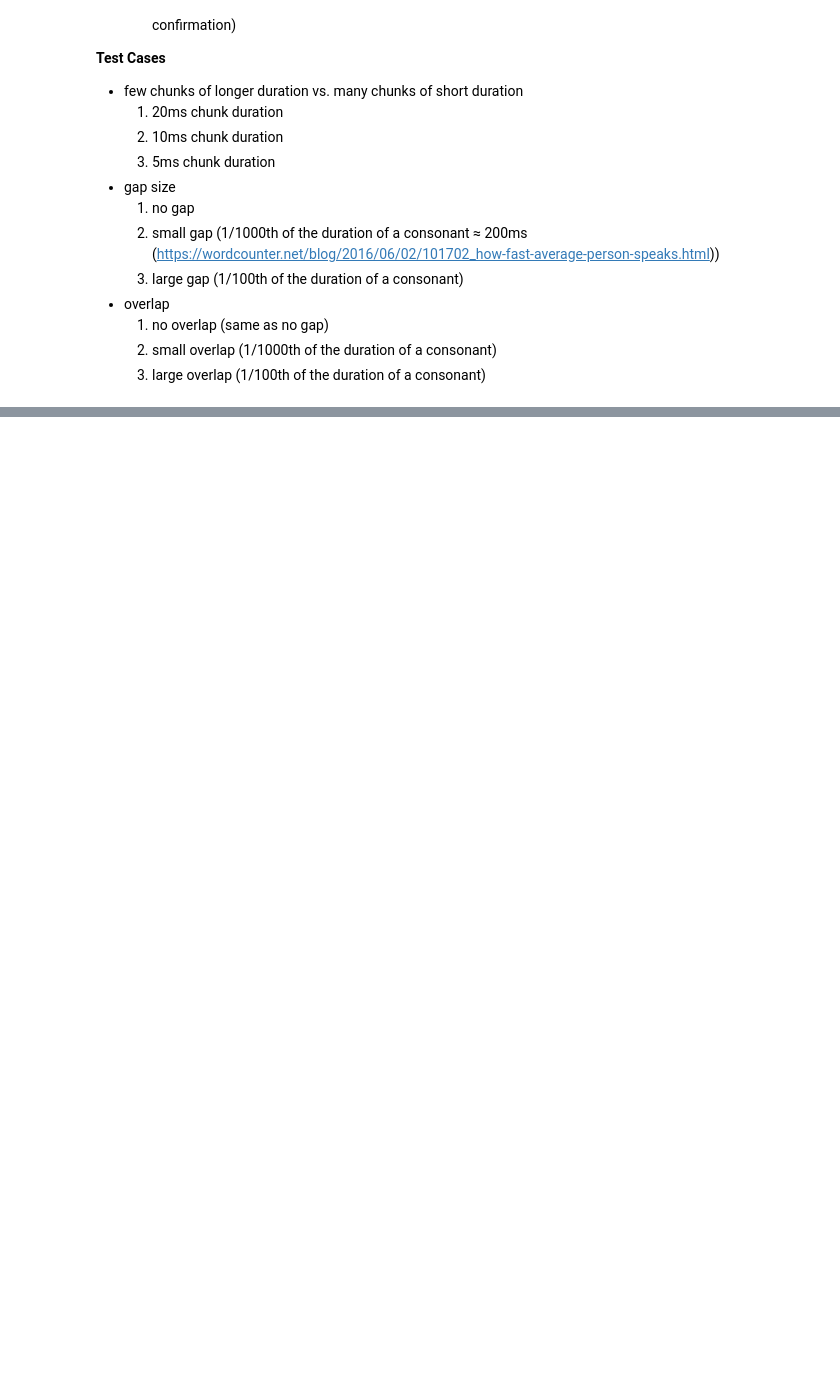
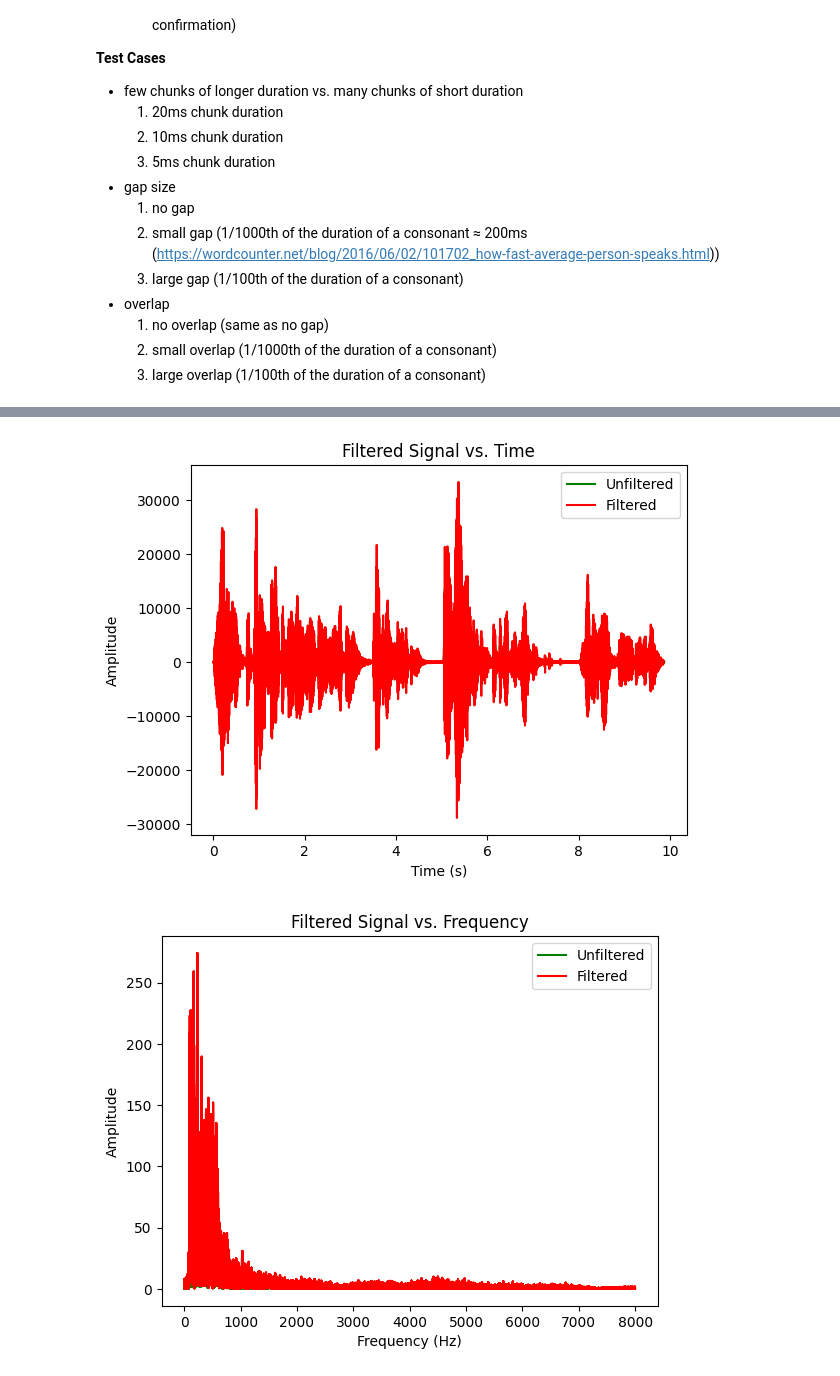
Before and after one commit to LavanSumanan/252DSPProject, a Jupyter notebook: PartB.ipynb, the cells around one changed output, grey strips where cells are left out. Drawn from its saved outputs; the diff is of its cells as text; code cells hidden in the pictures; blank space fills up the shorter version.

```diff
--- a/PartB.ipynb
+++ b/PartB.ipynb
@@ -286,0 +440,64 @@ sampling frequency (should be 16k):  16000
+# %%
+chunk_index = 200
+
+random_chunk_filtered_output = np.zeros(NUM_SAMPLES_PER_CHUNK) # initialize array of zeros with length = num samples per chunk to be summed to
+
+full_filtered_output = np.zeros(NUM_CHUNKS * (NUM_SAMPLES_PER_BLOCK))
+
+# iterate through each time chunk
+for i in range(0, np.shape(chunk_array)[0]):
+    if i % 5 == 0: print(i) # track progress of code execution
+
+    chunk = chunk_array[i] # grab current data chunk in time domain
+    chunk_start_index_in_output = i * NUM_SAMPLES_PER_BLOCK
+    chunk_end_index_in_output = chunk_start_index_in_output + NUM_SAMPLES_PER_CHUNK
+
+    # apply each filter to this chunk
+    for freq_filter in filter_array:
+        filtered_chunk = signal.sosfilt(freq_filter, chunk)
+        full_filtered_output[chunk_start_index_in_output:chunk_end_index_in_output] += filtered_chunk
+
+        # store filtered chunk to compare to original
+        if i == chunk_index:
+            random_chunk_filtered_output += filtered_chunk
+
+plt.figure('filtered signal vs. time')
+plt.plot(create_timestamps(data, FS), data, label='Unfiltered', color='green')
+plt.plot(create_timestamps(full_filtered_output, FS), full_filtered_output, color='red', label='Filtered')
+plt.title('Filtered Signal vs. Time')
+plt.ylabel('Amplitude')
+plt.xlabel('Time (s)')
+plt.legend()
+plt.show()
+
+plt.figure('filtered signal vs. frequency')
+freq, amp = fft(data, FS)
+plt.plot(freq, amp, color='green', label='Unfiltered')
+freq, amp = fft(full_filtered_output, FS)
+plt.plot(freq, amp, color='red', label='Filtered')
+plt.title('Filtered Signal vs. Frequency')
+plt.ylabel('Amplitude')
+plt.xlabel('Frequency (Hz)')
+plt.legend()
+plt.show()
+
+plt.figure('random chunk filtered vs. unfiltered time domain')
+plt.title('Random Chunk Amplitude vs. Time')
+plt.xlabel('Time (s)')
+plt.ylabel('Amplitude')
+plt.plot(create_timestamps(chunk_array[chunk_index], FS), chunk_array[chunk_index], color='green', label=f'Chunk #{chunk_index + 1} (unfiltered)')
+plt.plot(create_timestamps(random_chunk_filtered_output, FS), random_chunk_filtered_output, color='red', label=f'Chunk #{chunk_index + 1} (filtered)')
+plt.legend()
+plt.show()
+
+plt.figure('random chunk filtered vs. unfiltered frequency spectra')
+plt.title('Random Chunk Amplitude vs. Frequency')
+plt.xlabel('Frequency (Hz)')
+plt.ylabel('Amplitude')
+freq, amp = fft(chunk_array[chunk_index], FS)
+plt.plot(freq, amp, color='green', label=f'Chunk #{chunk_index + 1} (unfiltered)')
+freq, amp = fft(random_chunk_filtered_output, FS)
+plt.plot(freq, amp, linestyle='dotted', color='red', label=f'Chunk #{chunk_index + 1} (filtered)')
+plt.legend()
+plt.show()
+# %% [output]
@@ -286,0 +521,2 @@ sampling frequency (should be 16k):  16000
+[figure, added]
+[figure, added]
```
Also changed, not shown: parts of 17 cells of this notebook, 1 other file.
